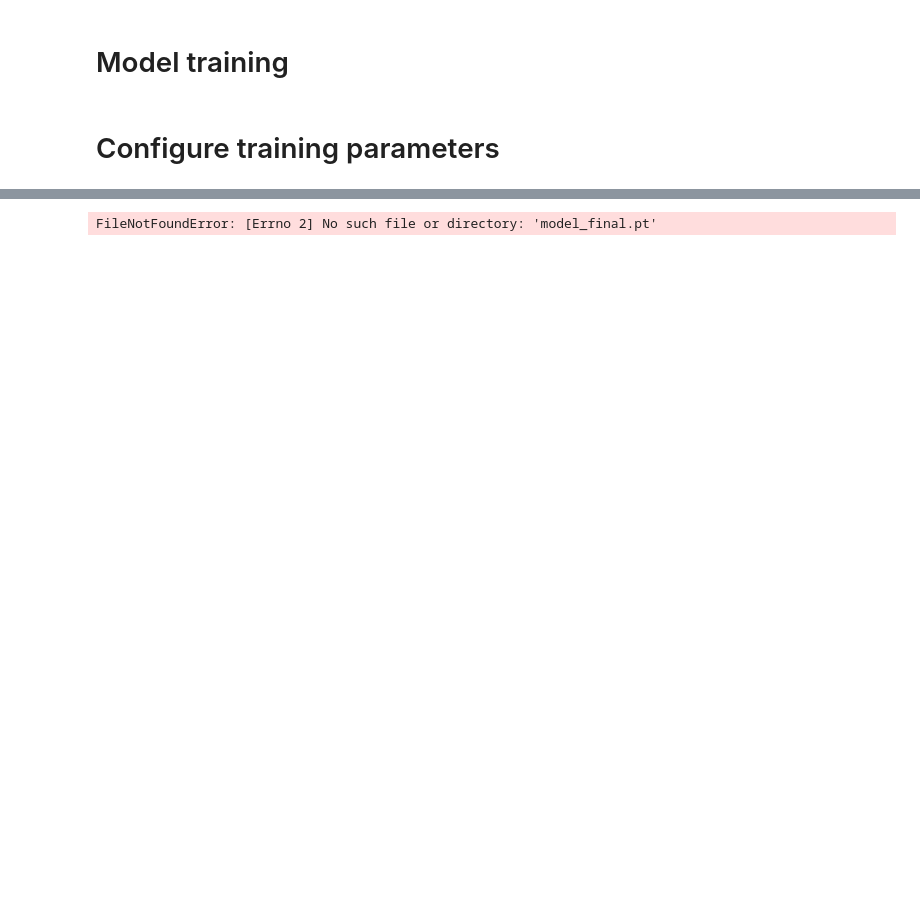
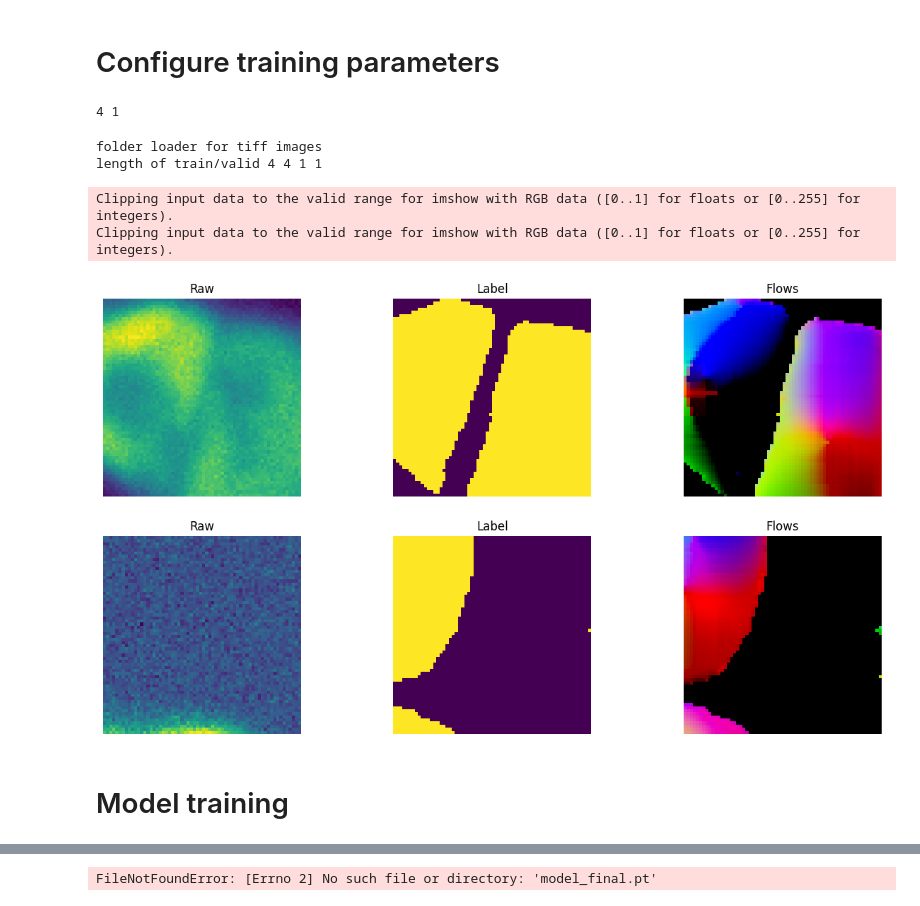
Before and after one commit to xzhang0123/SwinCell, a Jupyter notebook: swincell/notebooks/training_and_prediction_pipeline.ipynb, the cells around one changed output, grey strips where cells are left out. Drawn from its saved outputs; the diff is of its cells as text; code cells hidden in the pictures; blank space fills up the shorter version.

```diff
--- a/swincell/notebooks/training_and_prediction_pipeline.ipynb
+++ b/swincell/notebooks/training_and_prediction_pipeline.ipynb
@@ -0,0 +14,27 @@
+# %% [markdown]
+# Configure training parameters
+# %%
+
+device = torch.device("cuda" if torch.cuda.is_available() else "cpu")
+# data_dir = '../../colon_dataset/colon_16bit_demo/'
+data_dir = '../../colon_dataset/colon_demo/'
+args =load_default_config()
+args.data_dir=data_dir
+args.roi_x = 64
+args.roi_y = 64
+args.roi_z = 32
+args.max_epochs = 20
+args.downsample_factor = 1 # downsample the input image if resolution is too high
+# %%
+
+
+train_datalist, val_datalist = split_dataset(data_dir, split_ratios=[0.8,0.2])
+print(len(train_datalist),len(val_datalist))
+# %% [output]
+4 1
+# %%
+from swincell.utils.data_utils import folder_loader
+train_loader,val_loader = folder_loader(args)
+# %% [output]
+folder loader for tiff images
+length of train/valid 4 4 1 1
@@ -0,0 +70,42 @@
+# %%
+# import logging
+
+# class FilterWarnings(logging.Filter):
+#     def filter(self, record):
+#         return 'Unknown field with tag' not in record.getMessage()
+
+# logger = logging.getLogger()  # Adjust to get the specific logger if necessary
+# logger.addFilter(FilterWarnings())
+
+
+n_row = 2
+fig, axes = plt.subplots(n_row, 3,sharex=False, sharey=False, figsize=(15,8))
+
+slice2view = int(args.roi_z//2)
+for i in range(n_row):
+    datai = next(iter(train_loader))
+    img2plot=datai['image']
+    label2plot=datai['label']
+    # print(img2plot.shape, label2plot.shape)
+    top= torch.max(img2plot[0,0,:,:,:],dim=-1)[0].detach().cpu()
+
+    mask0= label2plot[0,0,:,:,slice2view].detach().cpu()
+    # one flow
+    flow= label2plot[0,1:4,:,:,slice2view].detach().cpu().numpy().transpose(1, 2, 0)
+
+    # print(mask0.max(),mask0.min())
+    # print('mask2',mask2.max(),mask2.min())
+    axes[i,0].imshow(img2plot[0,0,:,:,slice2view])
+    axes[i,0].set_title('Raw')
+
+    axes[i,1].imshow(mask0)
+    axes[i,1].set_title('Label')
+    axes[i,2].imshow(flow)
+    axes[i,2].set_title('Flows')
+
+    for col in range(3):
+      axes[i,col].axis('off')
+# %% [output]
+Clipping input data to the valid range for imshow with RGB data ([0..1] for floats or [0..255] for integers).
+Clipping input data to the valid range for imshow with RGB data ([0..1] for floats or [0..255] for integers).
+[figure, added]
@@ -11,2 +132,0 @@ from swincell.utils.data_utils import flow_reshaped, split_dataset
-# %% [markdown]
-# Configure training parameters
```
Also changed, not shown: parts of 16 cells of this notebook, 5 other files.
